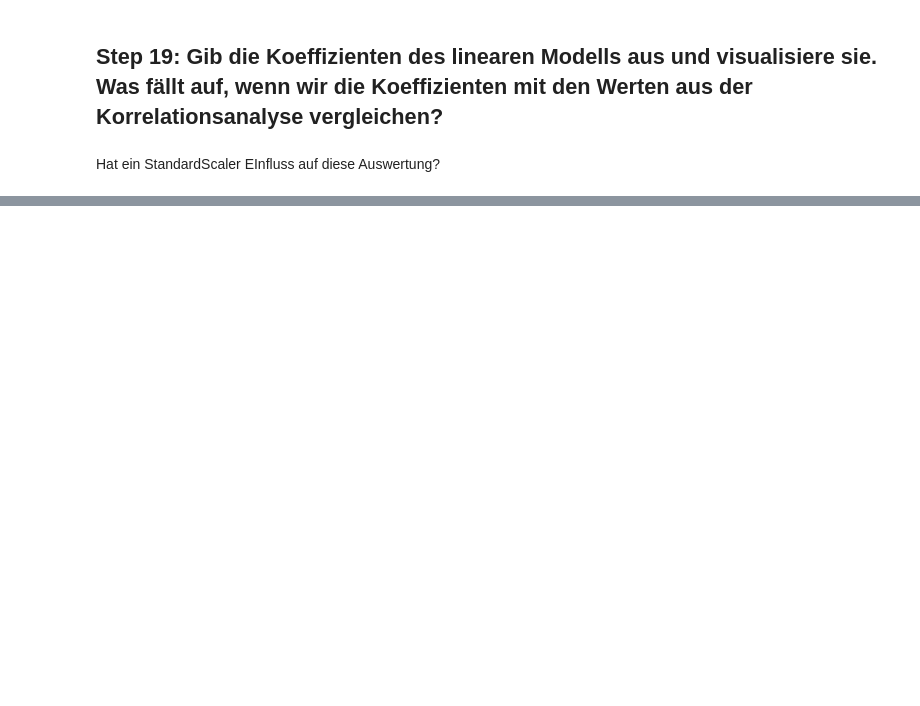
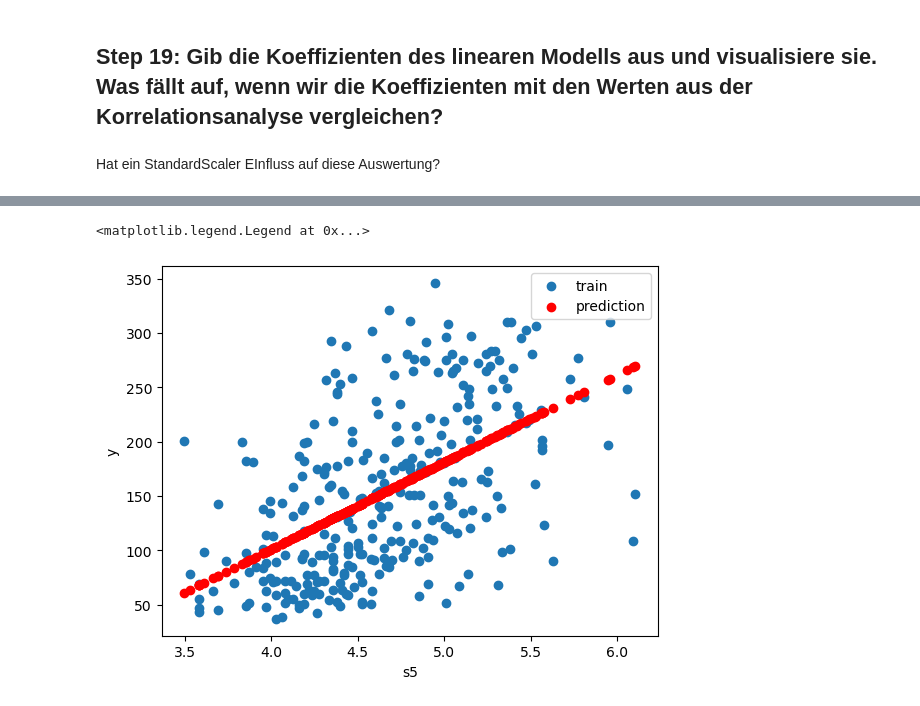
Before and after one commit to ExxetaMAydinbas/data-science-mit-python, a Jupyter notebook: Kursmaterial/Exercise Solutions/Exercise_ML.ipynb, the cells around one changed output, grey strips where cells are left out. Drawn from its saved outputs; the diff is of its cells as text; code cells hidden in the pictures; blank space fills up the shorter version.

```diff
--- a/Kursmaterial/Exercise Solutions/Exercise_ML.ipynb
+++ b/Kursmaterial/Exercise Solutions/Exercise_ML.ipynb
@@ -539,0 +698,10 @@ sns.barplot(x=X_train.columns, y=model.coef_)
+# %%
+plt.scatter(X_train["s5"], y_train, label="train")
+plt.xlabel("s5")
+plt.ylabel("y")
+predictions = model.predict(X_train[["s5"]])
+plt.scatter(X_train["s5"], predictions, color="red", label="prediction")
+plt.legend()
+# %% [output]
+<matplotlib.legend.Legend at 0x...>
+[figure, added]
```
Also changed, not shown: parts of 35 cells of this notebook, 1 other file.
